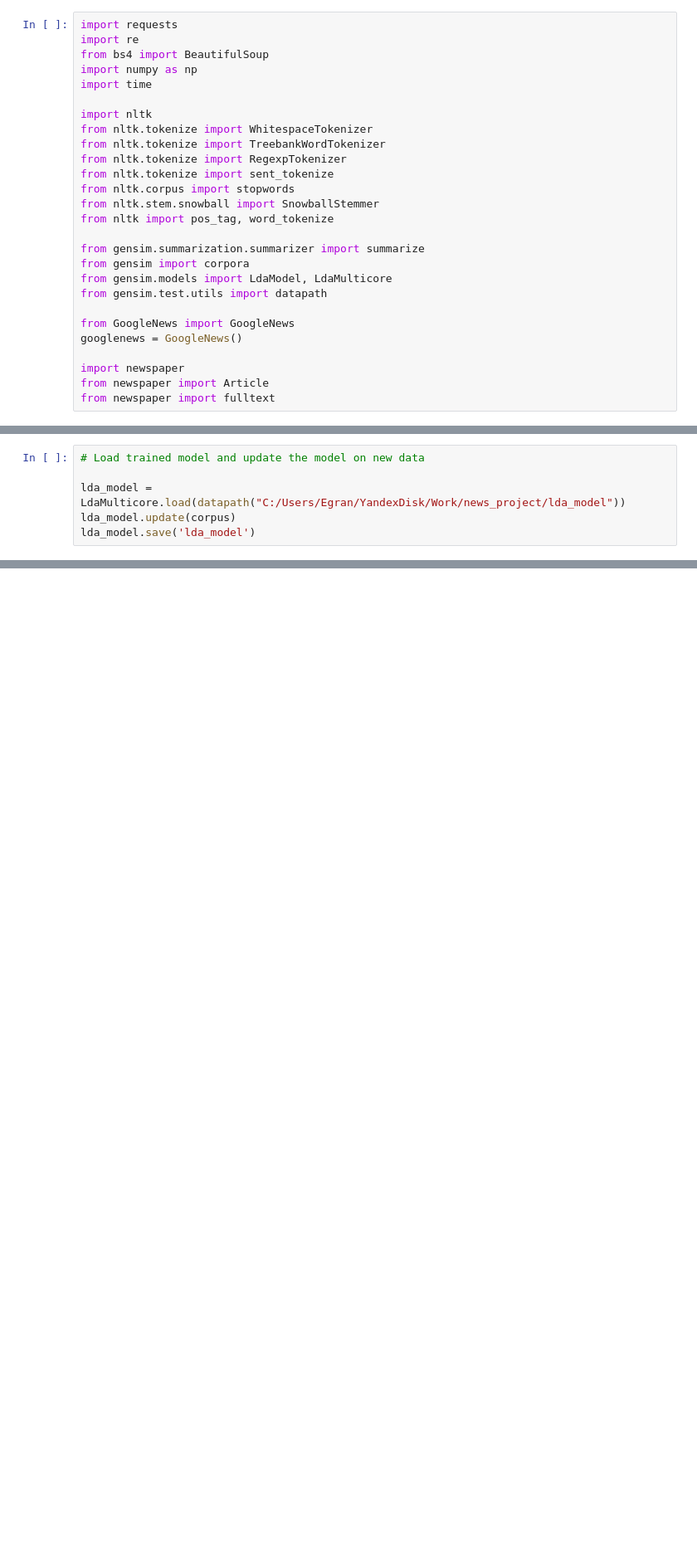
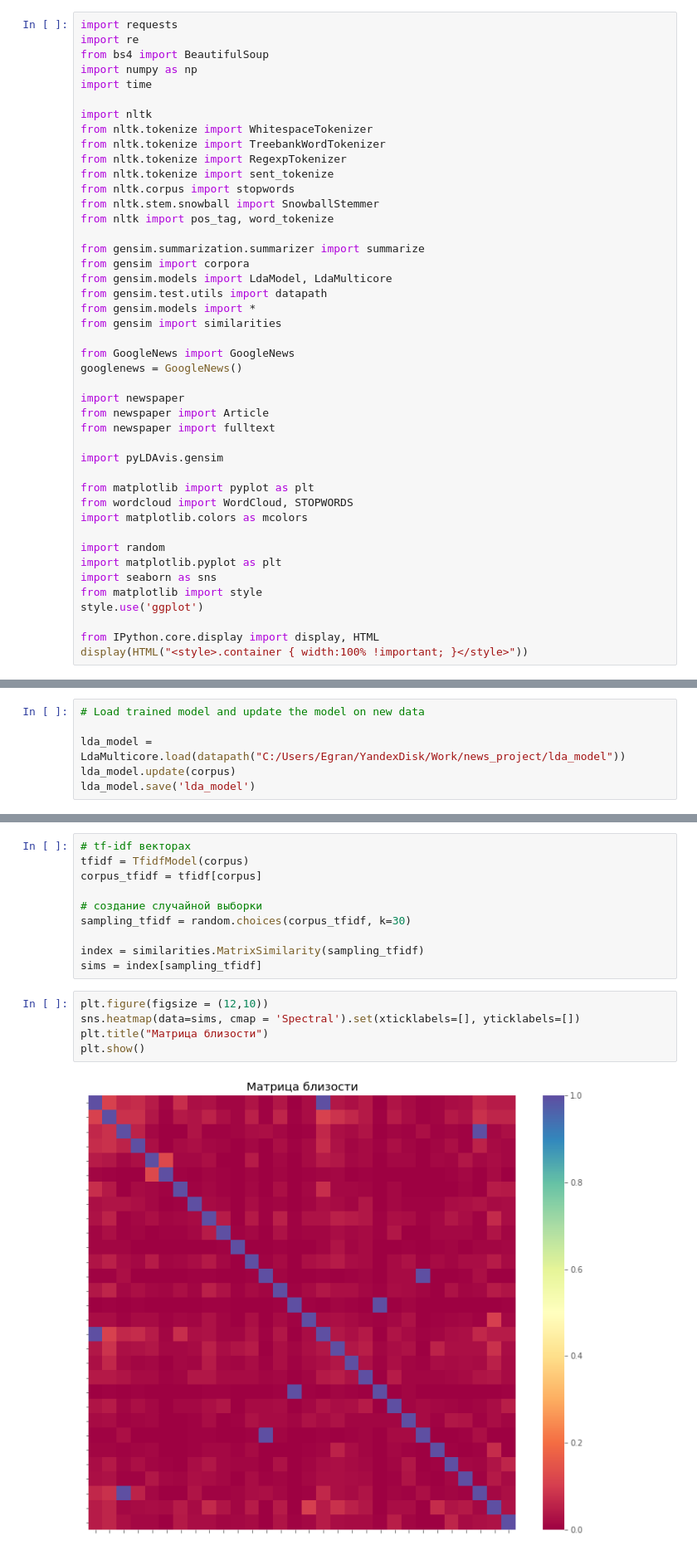
Before and after one commit to grankinev/news_summarization, a Jupyter notebook: News analyzer.ipynb, the cells around one changed output, grey strips where cells are left out. Shown at 83% size. Saved outputs shown, nothing was run; the diff lists cells and outputs as text; blank space fills up the shorter version.

```diff
--- a/News analyzer.ipynb
+++ b/News analyzer.ipynb
@@ -18,6 +18,8 @@ from gensim.summarization.summarizer import summarize
 from gensim import corpora
 from gensim.models import LdaModel, LdaMulticore
 from gensim.test.utils import datapath
+from gensim.models import *
+from gensim import similarities
 
 from GoogleNews import GoogleNews
 googlenews = GoogleNews()
@@ -25,4 +27,19 @@ googlenews = GoogleNews()
 import newspaper
 from newspaper import Article
 from newspaper import fulltext
+
+import pyLDAvis.gensim
+
+from matplotlib import pyplot as plt
+from wordcloud import WordCloud, STOPWORDS
+import matplotlib.colors as mcolors
+
+import random
+import matplotlib.pyplot as plt
+import seaborn as sns
+from matplotlib import style
+style.use('ggplot')
+
+from IPython.core.display import display, HTML
+display(HTML("<style>.container { width:100% !important; }</style>"))
 # %% [markdown]
@@ -169,0 +243,17 @@ import flair
+# %%
+# tf-idf векторах
+tfidf = TfidfModel(corpus)
+corpus_tfidf = tfidf[corpus]
+
+# создание случайной выборки
+sampling_tfidf = random.choices(corpus_tfidf, k=30)
+
+index = similarities.MatrixSimilarity(sampling_tfidf)
+sims = index[sampling_tfidf]
+# %%
+plt.figure(figsize = (12,10))
+sns.heatmap(data=sims, cmap = 'Spectral').set(xticklabels=[], yticklabels=[])
+plt.title("Матрица близости")
+plt.show()
+# %% [output]
+[figure, added]
```
Also changed, not shown: parts of 19 cells of this notebook, 6 other files.
